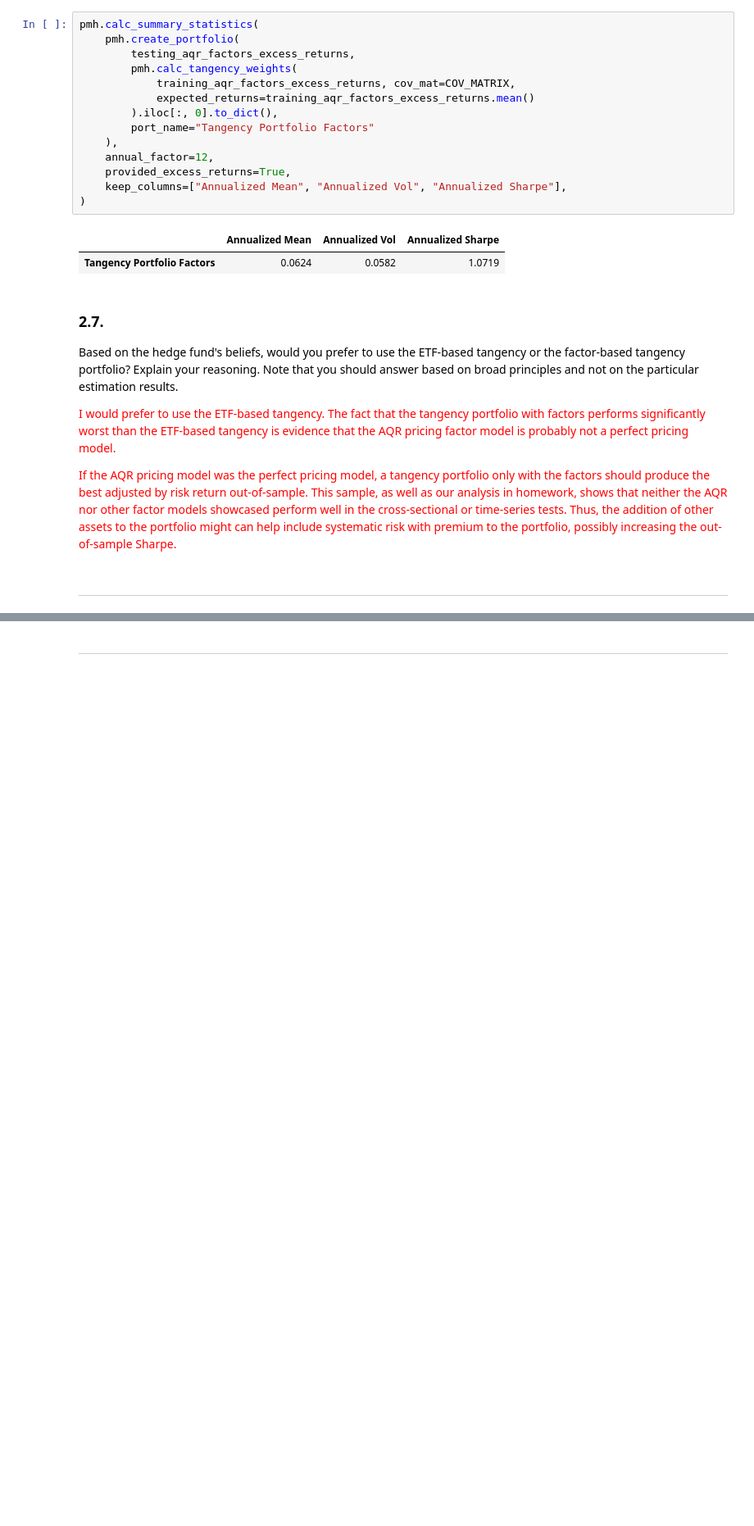
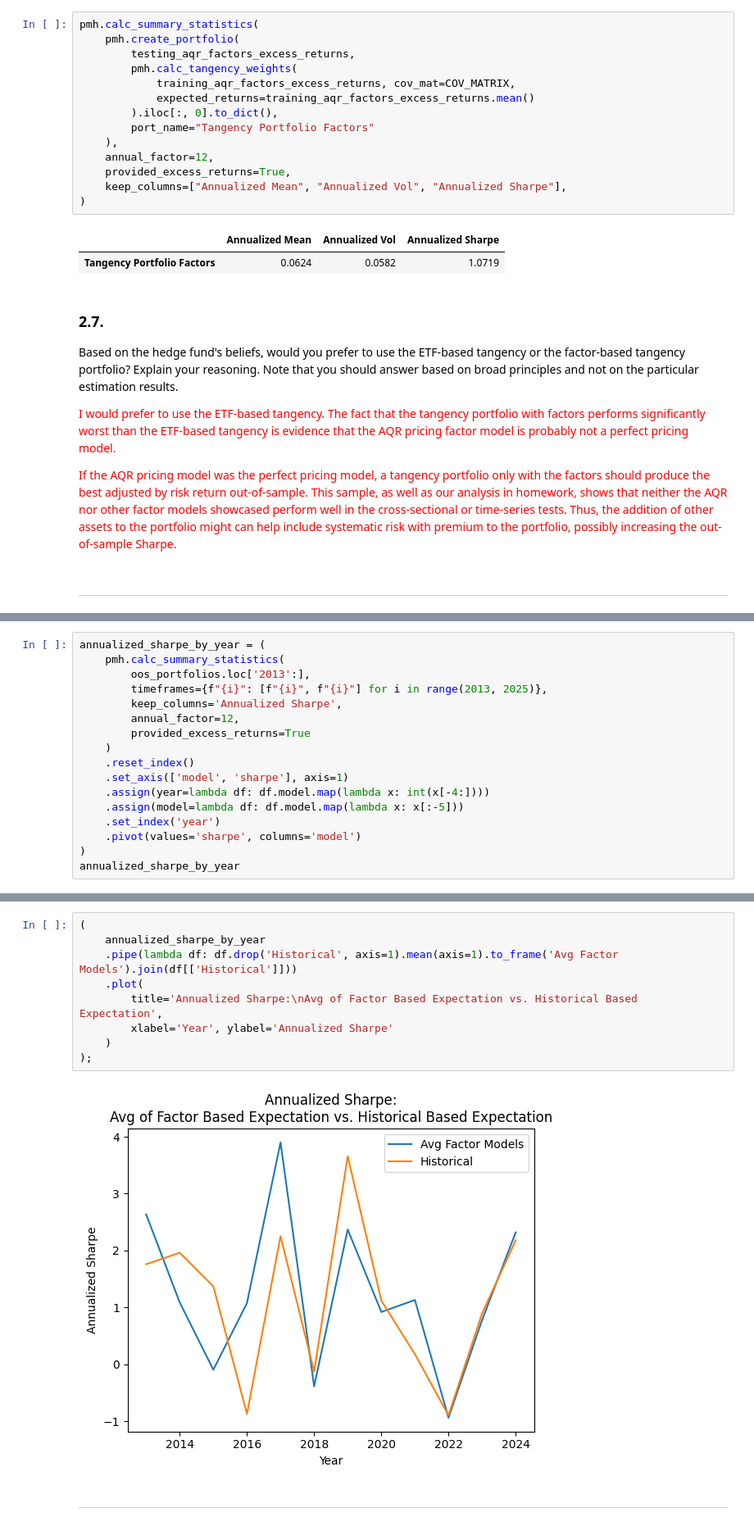
Before and after one commit to Fernando-Urbano/finm-portfolio-and-risk-management, a Jupyter notebook: review-section-solution-section-2/Midterm 2 Solutions.ipynb, the cells around one changed output, grey strips where cells are left out. Shown at 82% size. Saved outputs shown, nothing was run; the diff lists cells and outputs as text; blank space fills up the shorter version.

```diff
--- a/review-section-solution-section-2/Midterm 2 Solutions.ipynb
+++ b/review-section-solution-section-2/Midterm 2 Solutions.ipynb
@@ -728,0 +717,17 @@ That is, consider flipping 2 coins that always flip heads. Then, it basically do
+# %%
+annualized_sharpe_by_year = (
+    pmh.calc_summary_statistics(
+        oos_portfolios.loc['2013':],
+        timeframes={f"{i}": [f"{i}", f"{i}"] for i in range(2013, 2025)},
+        keep_columns='Annualized Sharpe',
+        annual_factor=12,
+        provided_excess_returns=True
+    )
+    .reset_index()
+    .set_axis(['model', 'sharpe'], axis=1)
+    .assign(year=lambda df: df.model.map(lambda x: int(x[-4:])))
+    .assign(model=lambda df: df.model.map(lambda x: x[:-5]))
+    .set_index('year')
+    .pivot(values='sharpe', columns='model')
+)
+annualized_sharpe_by_year
@@ -729,2 +749,13 @@ That is, consider flipping 2 coins that always flip heads. Then, it basically do
+# %%
+(
+    annualized_sharpe_by_year
+    .pipe(lambda df: df.drop('Historical', axis=1).mean(axis=1).to_frame('Avg Factor Models').join(df[['Historical']]))
+    .plot(
+        title='Annualized Sharpe:\nAvg of Factor Based Expectation vs. Historical Based Expectation',
+        xlabel='Year', ylabel='Annualized Sharpe'
+    )
+);
+# %% [output]
+[figure, added]
 # %% [markdown]
 ***
```
Also changed, not shown: parts of 26 cells of this notebook, 1 other file.
